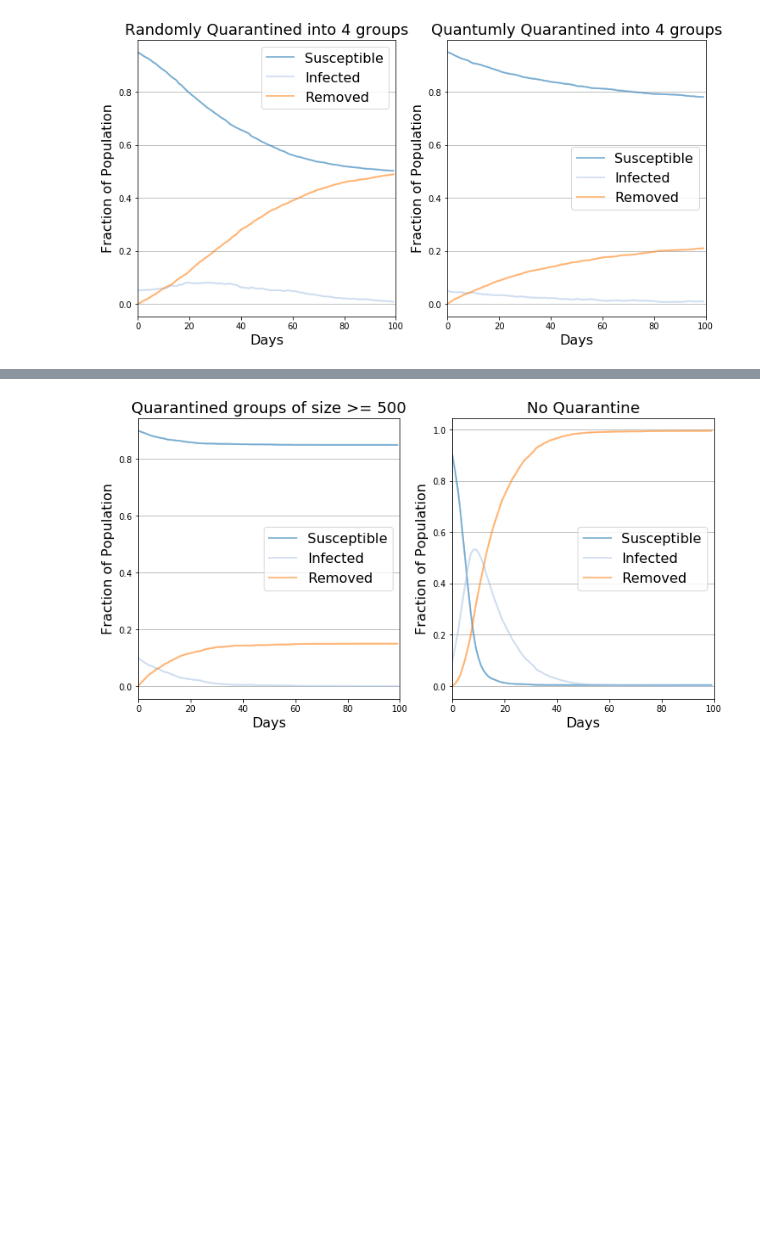
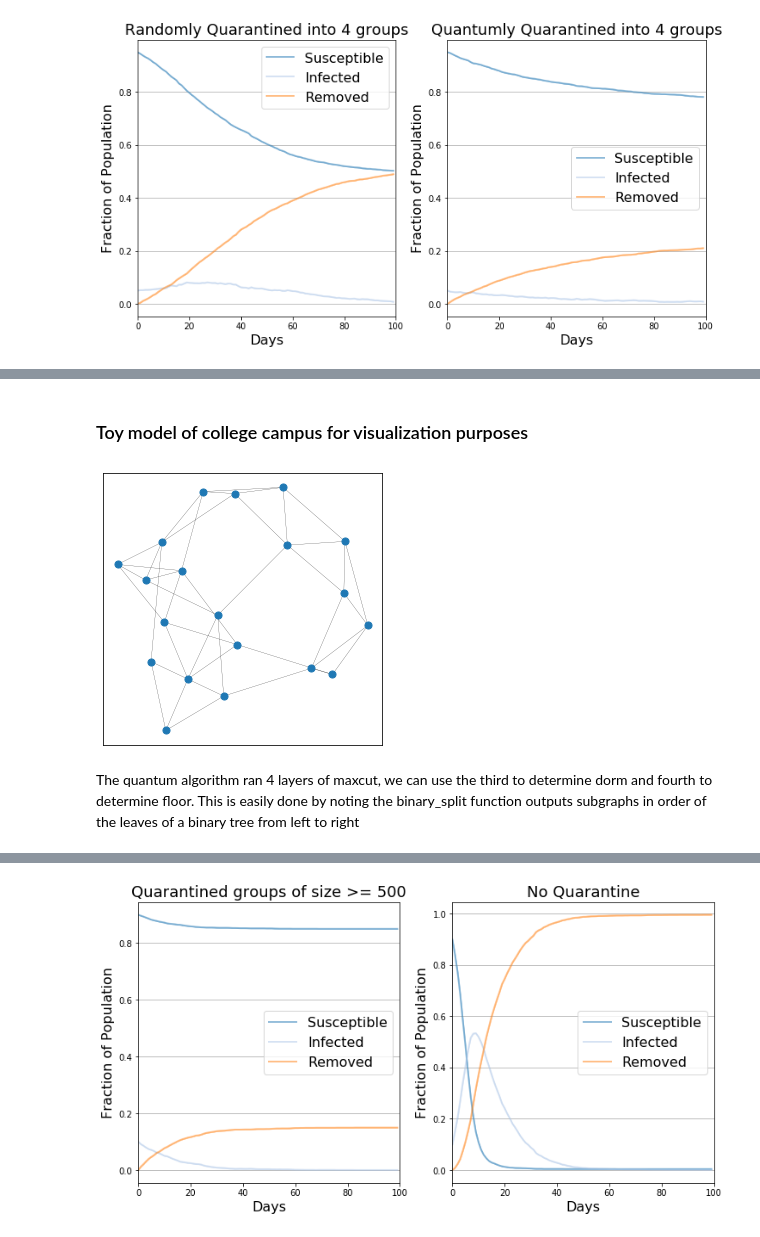
Before and after one commit to Andris-Huang/optimization, a Jupyter notebook: quarantine_maxcut/Using D-Wave to Determine College Campus Quarantine Groups.ipynb, the cells around one changed output, grey strips where cells are left out. Drawn from its saved outputs; the diff is of its cells as text; code cells hidden in the pictures; blank space fills up the shorter version.

```diff
--- a/quarantine_maxcut/Using D-Wave to Determine College Campus Quarantine Groups.ipynb
+++ b/quarantine_maxcut/Using D-Wave to Determine College Campus Quarantine Groups.ipynb
@@ -421,0 +441,10 @@ Quantum quarantining into 4 groups saves over half of the students compared to r
+# %% [markdown]
+### Toy model of college campus for visualization purposes
+# %%
+# for visualization lets look at a campus names toyU
+toyU_n = 20
+toyU = small_world(toyU_n, 4, .15)
+plt.figure(figsize = (5,5))
+nx.draw_networkx(toyU, node_size=50, with_labels=False, width = .2)
+# %% [output]
+[figure, added]
@@ -421,0 +456,2 @@ Quantum quarantining into 4 groups saves over half of the students compared to r
+# %% [markdown]
+The quantum algorithm ran 4 layers of maxcut, we can use the third to determine dorm and fourth to determine floor. This is easily done by noting the binary_split function outputs subgraphs in order of the leaves of a binary tree from left to right
```
Also changed, not shown: parts of 40 cells of this notebook.
